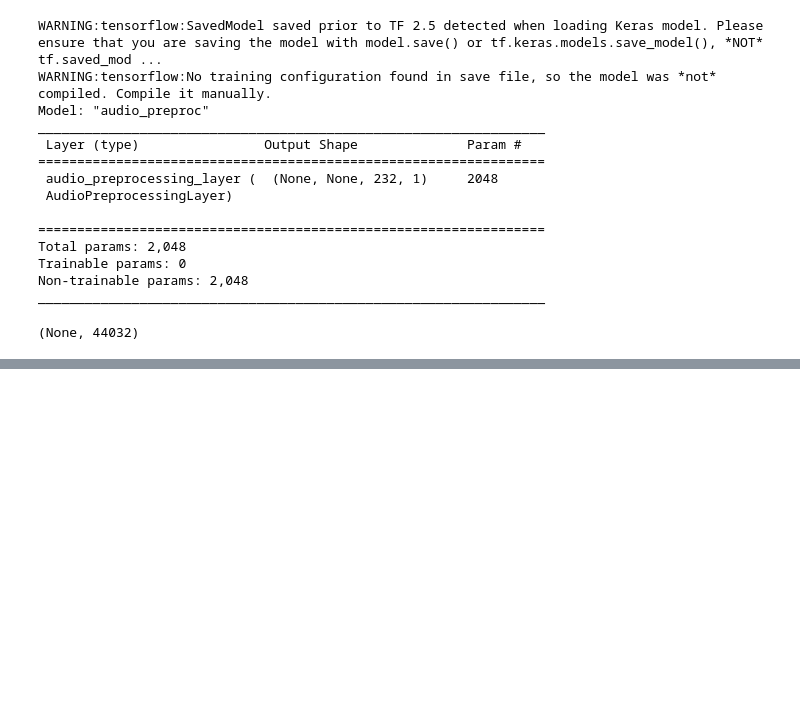
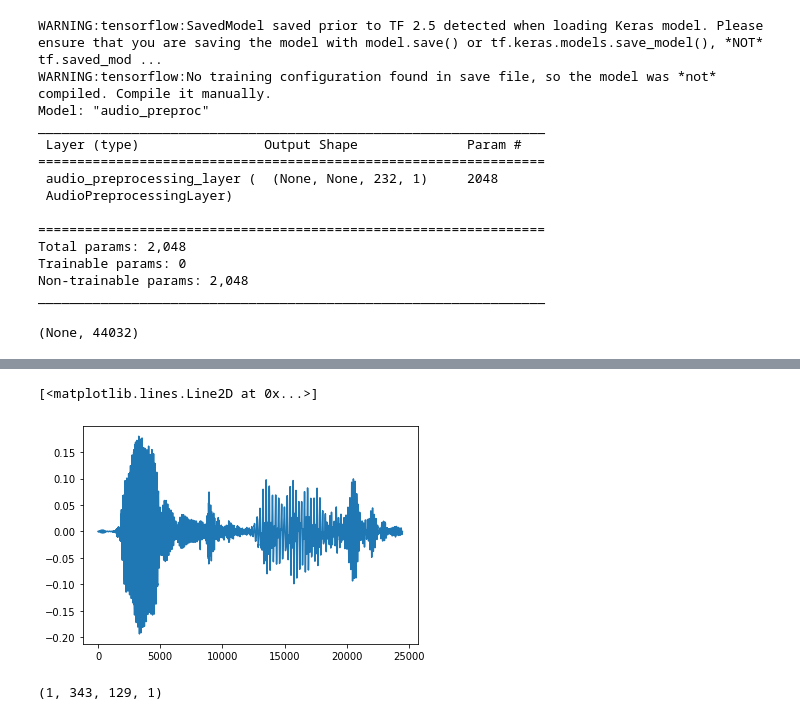
Before and after one commit to JulienGremillot/du_coup, a Jupyter notebook: du_coup_tfjs.ipynb, the cells around one changed output, grey strips where cells are left out. Drawn from its saved outputs; the diff is of its cells as text; code cells hidden in the pictures; blank space fills up the shorter version.

```diff
--- a/du_coup_tfjs.ipynb
+++ b/du_coup_tfjs.ipynb
@@ -276,0 +667,13 @@ Found 186 examples for class du_coup
+# %%
+Audio(audio_tensor.numpy(), rate=audio.rate.numpy())
+import matplotlib.pyplot as plt
+tensor = tf.cast(audio_tensor, tf.float32) / 32768.0
+plt.figure()
+plt.plot(tensor.numpy())
+# %% [output]
+[<matplotlib.lines.Line2D at 0x...>]
+[figure, added]
+# %%
+spectrogram.shape
+# %% [output]
+(1, 343, 129, 1)
```
Also changed, not shown: parts of 50 cells of this notebook.
